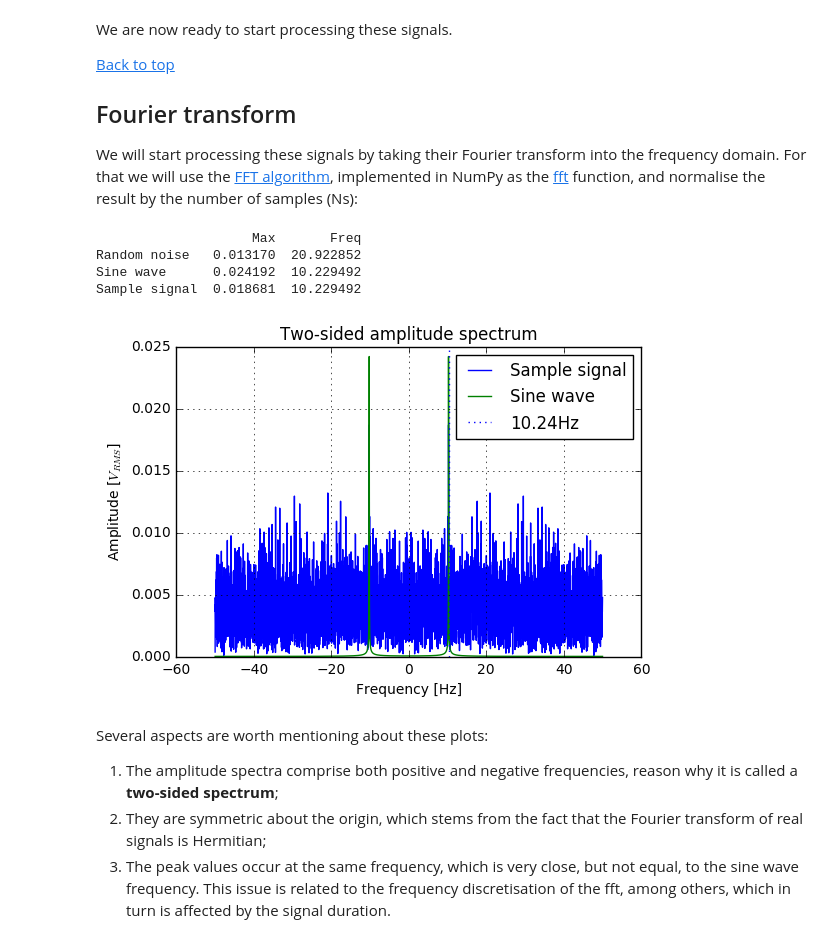
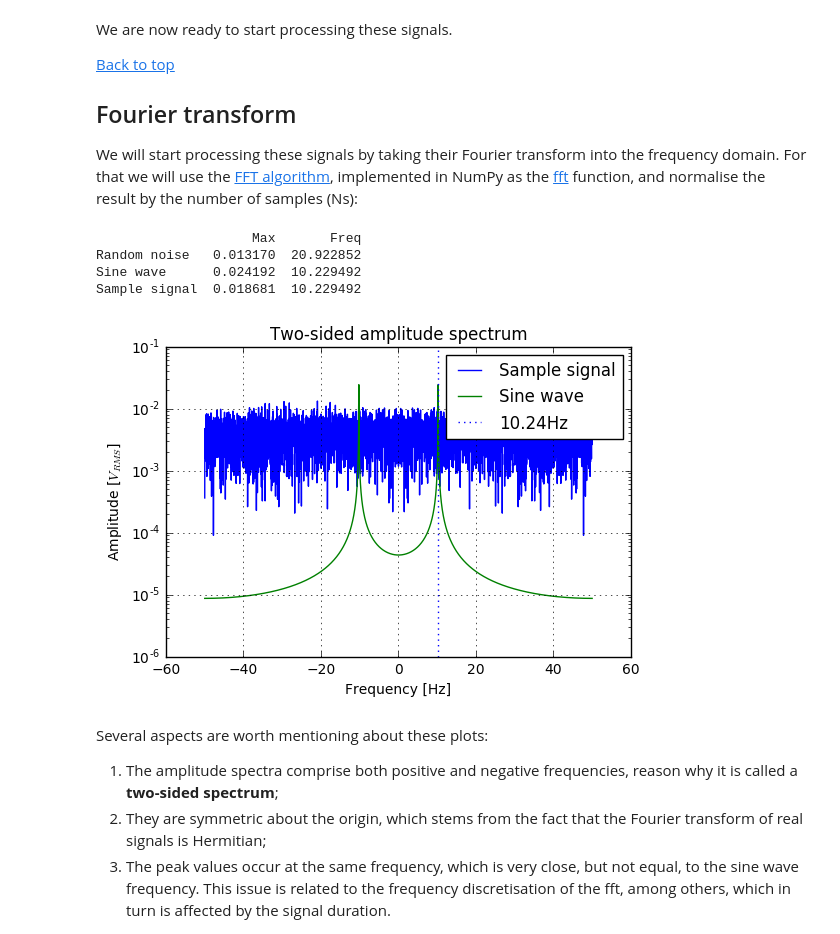
Before and after one commit to pxcandeias/py-notebooks, a Jupyter notebook: DSP_FFT_psd.ipynb, the cells around one changed output. Drawn from its saved outputs; the diff is of its cells as text; code cells hidden in the pictures.

Commit message:
semilogy plots

```diff
--- a/DSP_FFT_psd.ipynb
+++ b/DSP_FFT_psd.ipynb
@@ -137,30 +137,30 @@ We will start processing these signals by taking their Fourier transform into th
 # %%
 RN2 = fft(rn)/Ns
 SW2 = fft(sw)/Ns
 SS2 = fft(ss)/Ns
 FT2 = (RN2, SW2, SS2)
 freqs = fftfreq(Ns, d=1./Fs)
 
 v = [(np.absolute(v[ix]), freqs[ix]) for v in FT2 for ix in (np.argmax(np.absolute(v)),)]
 df = pd.DataFrame(data=v, index=labels, columns=('Max', 'Freq'))
 print(df)
 
 fig, ax = plt.subplots()
 ax.hold(True)
 for v in (2,1):
-    ax.plot(fftshift(freqs), fftshift(np.absolute(FT2[v])), label=labels[v])
+    ax.semilogy(fftshift(freqs), fftshift(np.absolute(FT2[v])), label=labels[v])
 ax.axvline(f, label='{}Hz'.format(f), ls=':')
 ax.set_title('Two-sided amplitude spectrum')
 ax.set_xlabel('Frequency [Hz]')
 ax.set_ylabel('Amplitude [$V_{RMS}$]')
 ax.legend()
 ax.grid()
 # %% [output]
                     Max       Freq
 Random noise   0.013170  20.922852
 Sine wave      0.024192  10.229492
 Sample signal  0.018681  10.229492
-[figure, old version]
+[figure, new version]
 # %% [markdown]
 Several aspects are worth mentioning about these plots:
 
```
Also changed, not shown: parts of 11 cells of this notebook.
